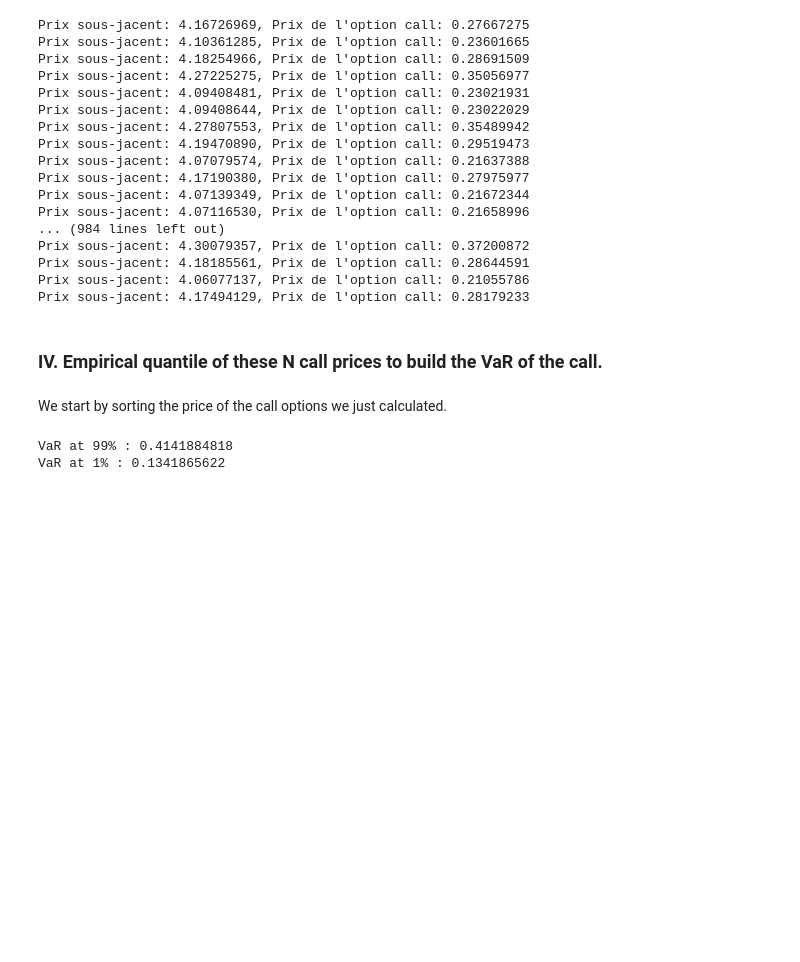
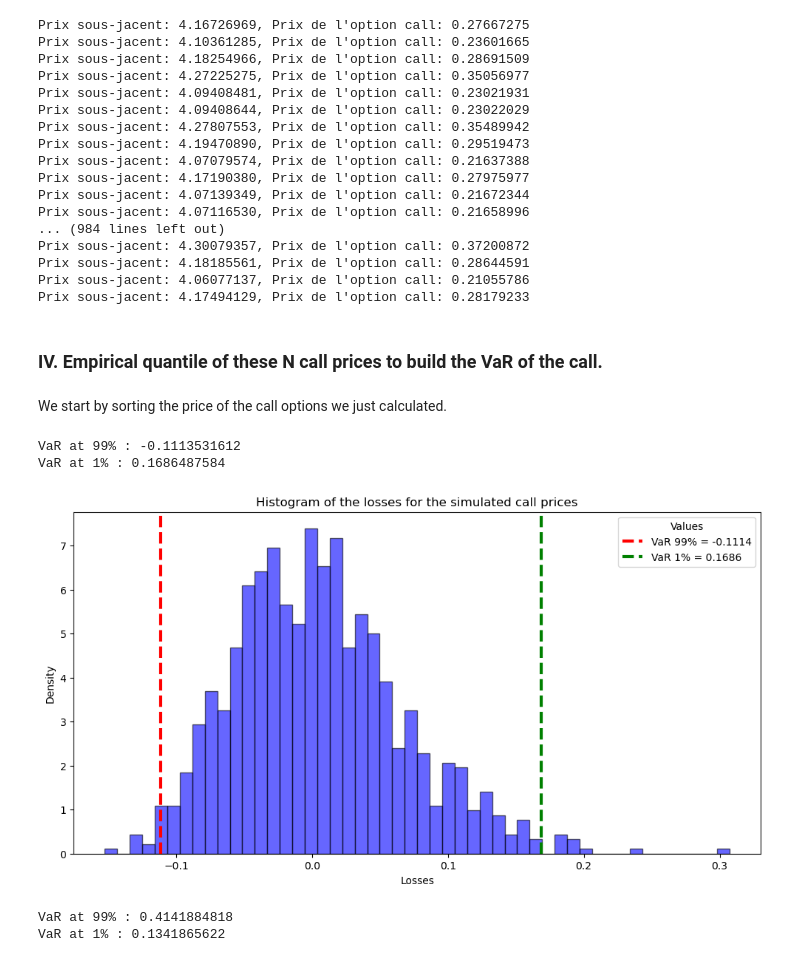
Before and after one commit to nathan6292/Market-Risk-Final-Project, a Jupyter notebook: Nathan_Fleury, Julien_Gilles - Project.ipynb, the cells around one changed output. Drawn from its saved outputs; the diff is of its cells as text; code cells hidden in the pictures; blank space fills up the shorter version.

```diff
--- a/Nathan_Fleury, Julien_Gilles - Project.ipynb
+++ b/Nathan_Fleury, Julien_Gilles - Project.ipynb
@@ -1556,0 +1561,2 @@ We start by sorting the price of the call options we just calculated.
+# %%
+C0 = BS_call(4.119, K=4, T=21, sigma=sigma)
@@ -1556,0 +1565,31 @@ We start by sorting the price of the call options we just calculated.
+# %%
+variations = [call_price - C0 for call_price in call_prices]
+# %%
+sorted_variations = sorted(variations)
+# %%
+def calculate_VaR(sorted_variations, p):
+    index = int(len(sorted_variations) * p)  # Index corresponding to confidence level
+    VaR = sorted_variations[index - 1]  # Adjust for Python's 0-based indexing
+    return VaR
+
+# Step 4: Calculate VaR at 99% and 1% confidence levels
+VaR_99_percent = calculate_VaR(sorted_variations, p=0.01)  # 99% confidence level
+VaR_1_percent = calculate_VaR(sorted_variations, p=0.99)   # 1% confidence level
+
+print(f"VaR at 99% : {VaR_99_percent:.10f}")
+print(f"VaR at 1% : {VaR_1_percent:.10f}")
+
+plt.figure(figsize=(12, 6))
+plt.hist(sorted_variations, bins=50, edgecolor='black', density=True, color='blue', alpha=0.6)
+
+plt.axvline(VaR_99_percent, color='red', linestyle='dashed', linewidth=3, label=f'VaR 99% = {VaR_99_percent:.4f}')
+plt.axvline(VaR_1_percent, color='green', linestyle='dashed', linewidth=3, label=f'VaR 1% = {VaR_1_percent:.4f}')
+plt.legend(title='Values')
+plt.title('Histogram of the losses for the simulated call prices')
+plt.xlabel('Losses')
+plt.ylabel('Density')
+plt.show()
+# %% [output]
+VaR at 99% : -0.1113531612
+VaR at 1% : 0.1686487584
+[figure, added]
```
Also changed, not shown: parts of 62 cells of this notebook.
